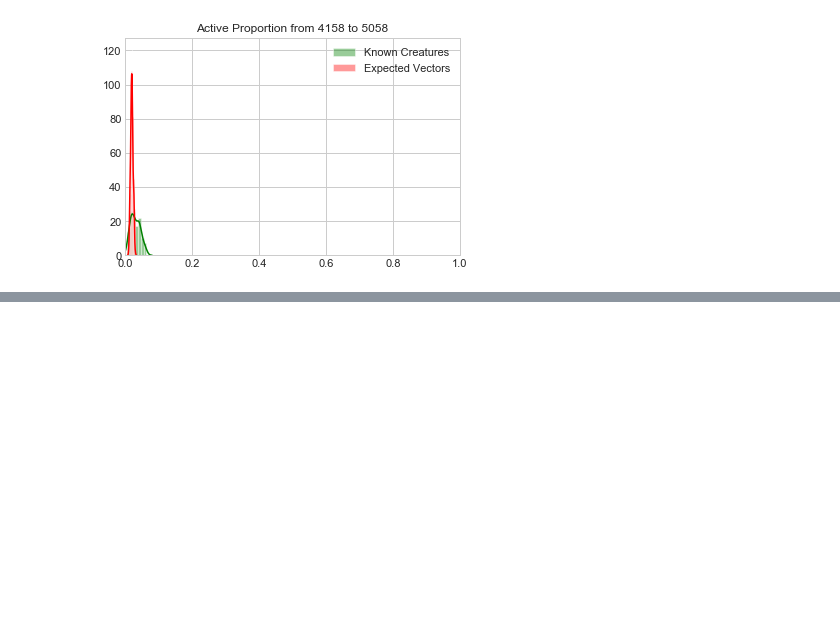
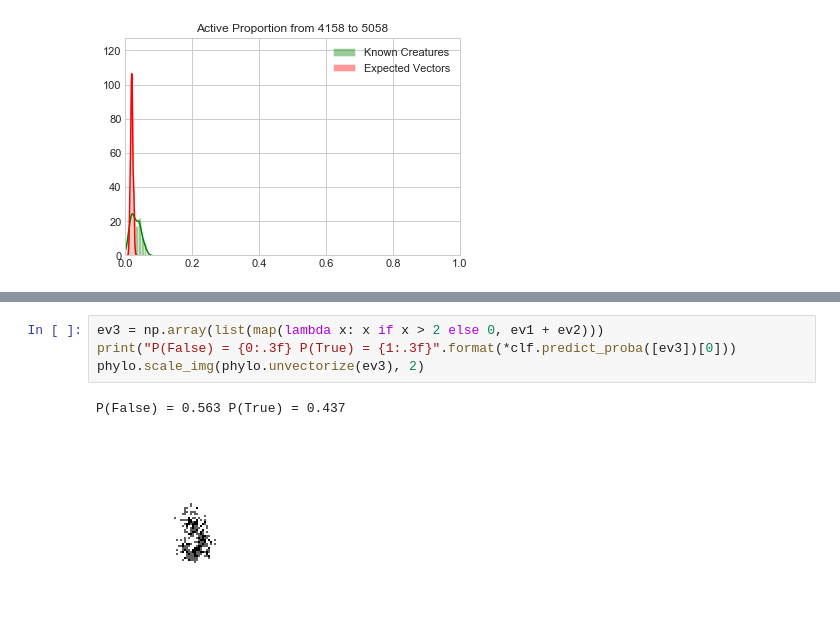
Before and after one commit to vingkan/phylo, a Jupyter notebook: notebooks/Reinforcement Learning.ipynb, the cells around one changed output, grey strips where cells are left out. Cells and saved outputs as stored; diff of their text form; blank space fills up the shorter version.

```diff
--- a/notebooks/Reinforcement Learning.ipynb
+++ b/notebooks/Reinforcement Learning.ipynb
@@ -236,0 +262,7 @@ plt.legend()
+# %%
+ev3 = np.array(list(map(lambda x: x if x > 2 else 0, ev1 + ev2)))
+print("P(False) = {0:.3f} P(True) = {1:.3f}".format(*clf.predict_proba([ev3])[0]))
+phylo.scale_img(phylo.unvectorize(ev3), 2)
+# %% [output]
+P(False) = 0.563 P(True) = 0.437
+[figure, added]
```
Also changed, not shown: parts of 28 cells of this notebook, 1 other file.
